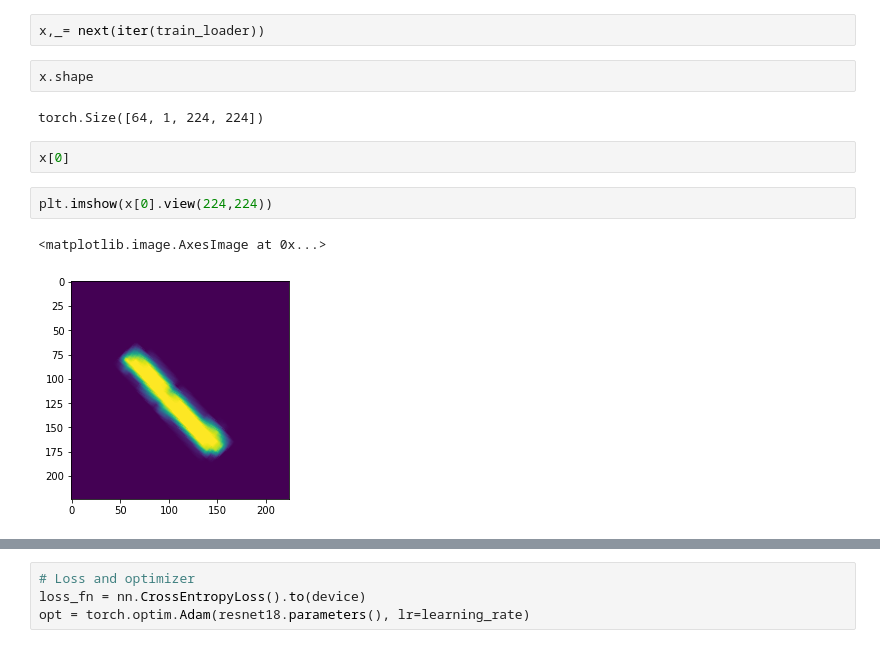
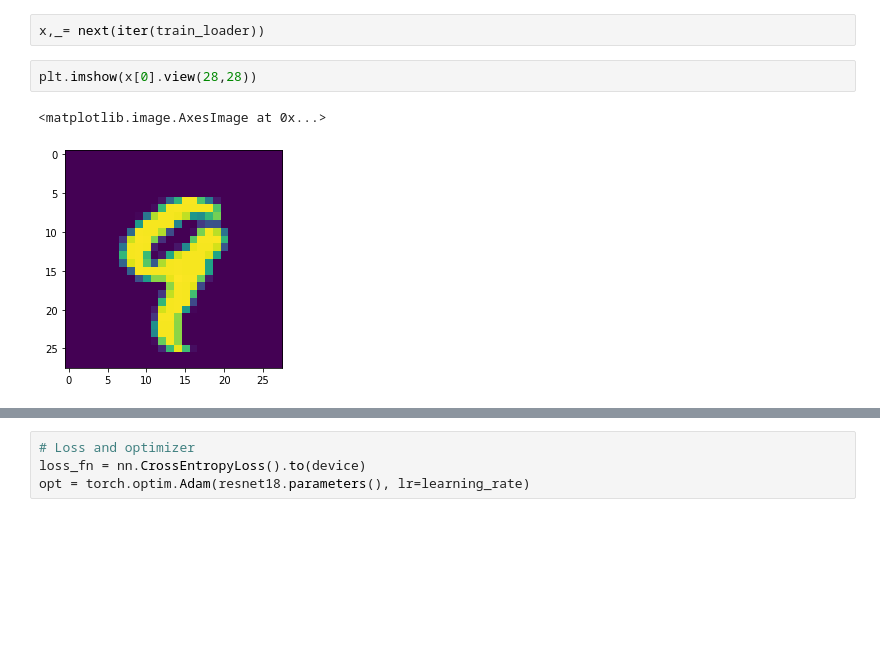
Before and after one commit to Phrmth/New, a Jupyter notebook: Resnet18_on_MNIST.ipynb, the cells around one changed output, grey strips where cells are left out. Cells and saved outputs as stored; diff of their text form; blank space fills up the shorter version.

```diff
--- a/Resnet18_on_MNIST.ipynb
+++ b/Resnet18_on_MNIST.ipynb
@@ -84,16 +75,10 @@ test_loader = torch.utils.data.DataLoader(dataset=test_dataset,
 # %%
 x,_= next(iter(train_loader))
-# %%
-x.shape
-# %% [output]
-torch.Size([64, 1, 224, 224])
-# %%
-x[0]
 # %%
-plt.imshow(x[0].view(224,224))
+plt.imshow(x[0].view(28,28))
 # %% [output]
 <matplotlib.image.AxesImage at 0x...>
-[figure, old version]
+[figure, new version]
 # %%
 figure = plt.figure()
 num_of_images = 60
```
Also changed, not shown: parts of 19 cells of this notebook.
